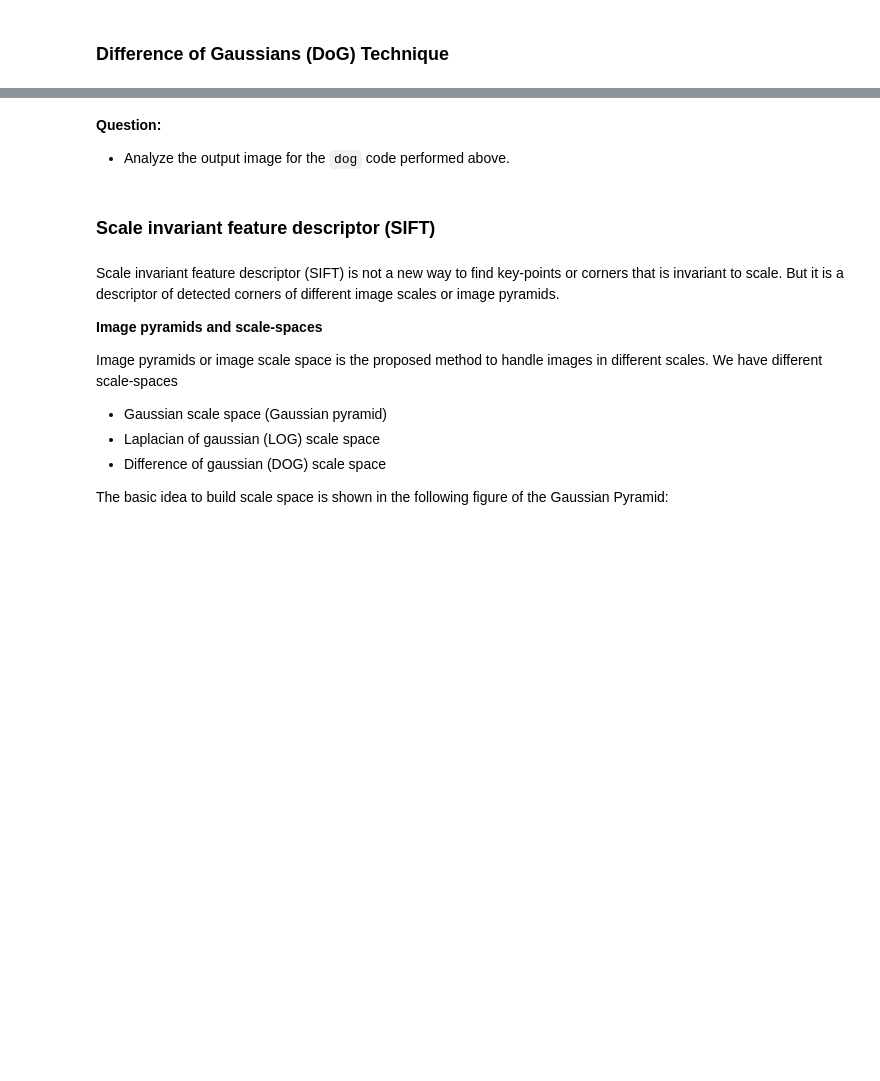
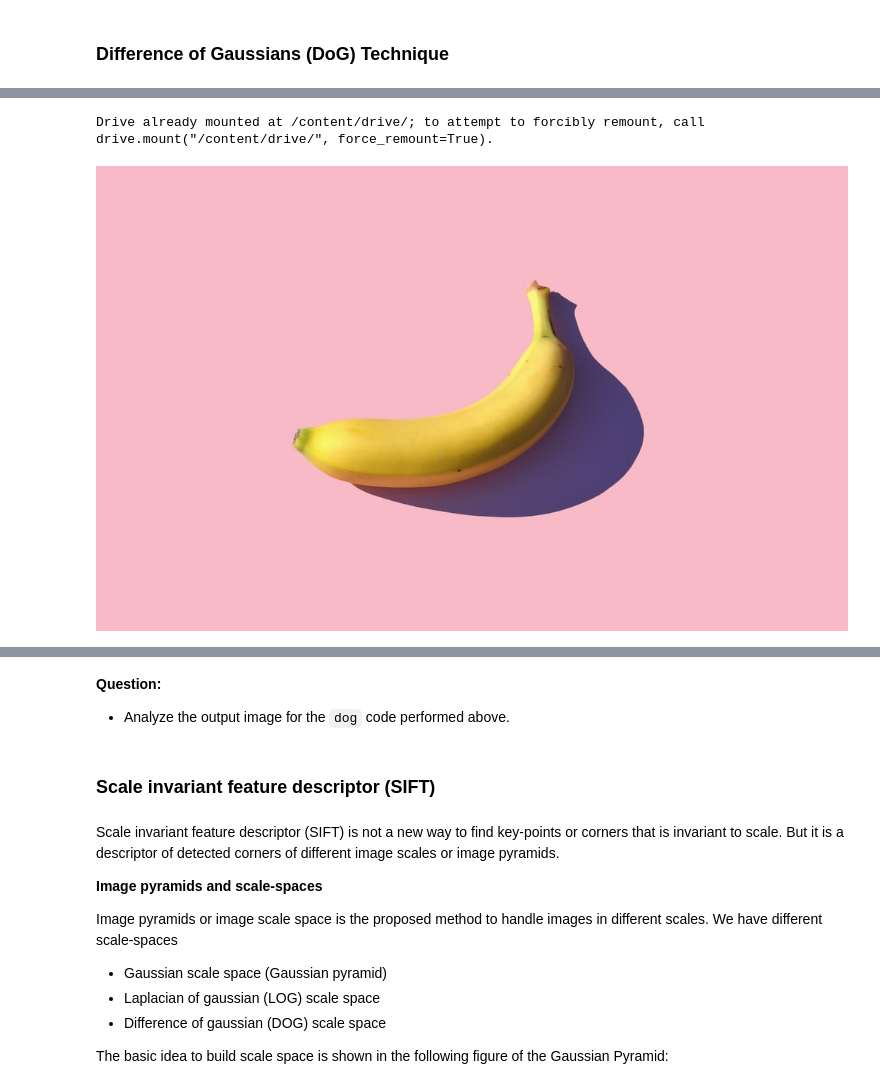
Before and after one commit to lesterlnds/CPE-018, a Jupyter notebook: Activity_8_Feature_Extraction_and_Description_using_DoG_and_SIFT.ipynb, the cells around one changed output, grey strips where cells are left out. Cells and saved outputs as stored; diff of their text form; code cells hidden in the pictures; blank space fills up the shorter version.

```diff
--- a/Activity_8_Feature_Extraction_and_Description_using_DoG_and_SIFT.ipynb
+++ b/Activity_8_Feature_Extraction_and_Description_using_DoG_and_SIFT.ipynb
@@ -89,6 +152,14 @@ Try changing the size of the image above. Check how the corners work on the text
 # %% [markdown]
 For this section of the activity, we will use this image:
 ![photo-1481349518771-20055b2a7b24.jpeg](embedded-picture-1)
+# %%
+from google.colab import drive
+drive.mount('/content/drive/')
+img3 = cv2.imread('/content/drive/MyDrive/CPE 018/Finals/Activity 8/banana.jpg')
+cv2_imshow(img3)
+# %% [output]
+Drive already mounted at /content/drive/; to attempt to forcibly remount, call drive.mount("/content/drive/", force_remount=True).
+[figure, added]
 # %%
 import cv2
 from google.colab.patches import cv2_imshow
```
Also changed, not shown: parts of 16 cells of this notebook.
